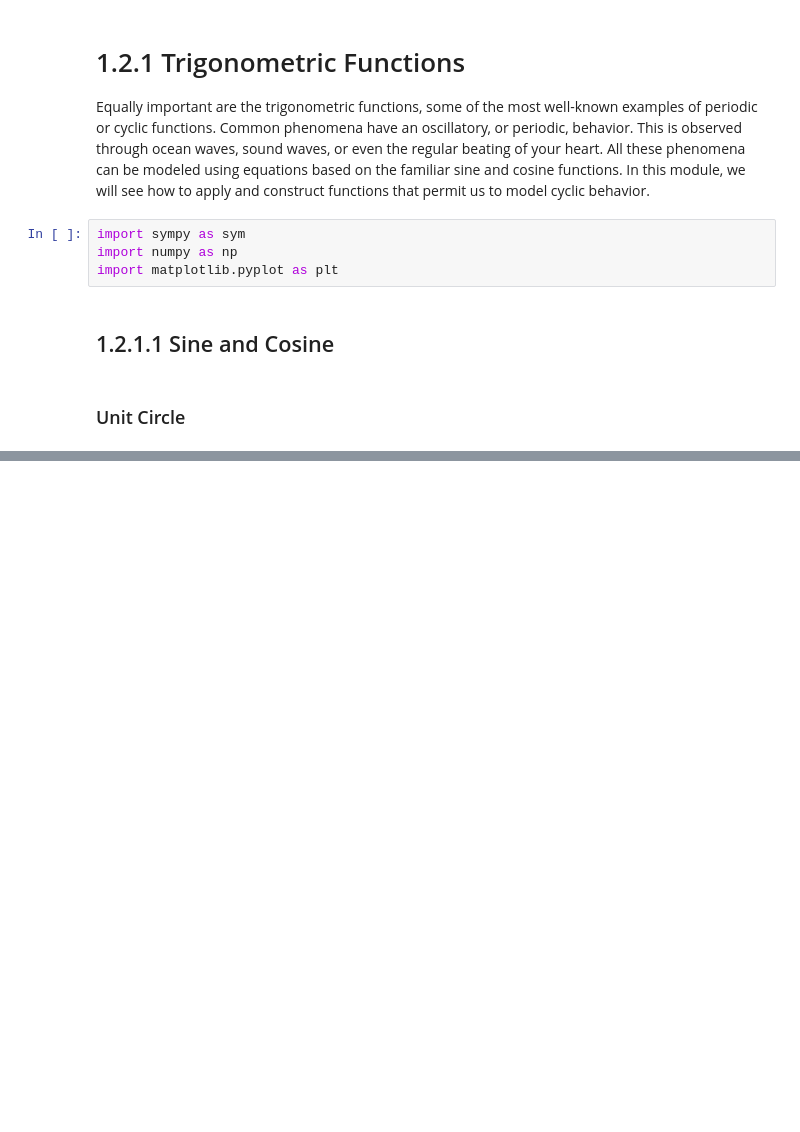
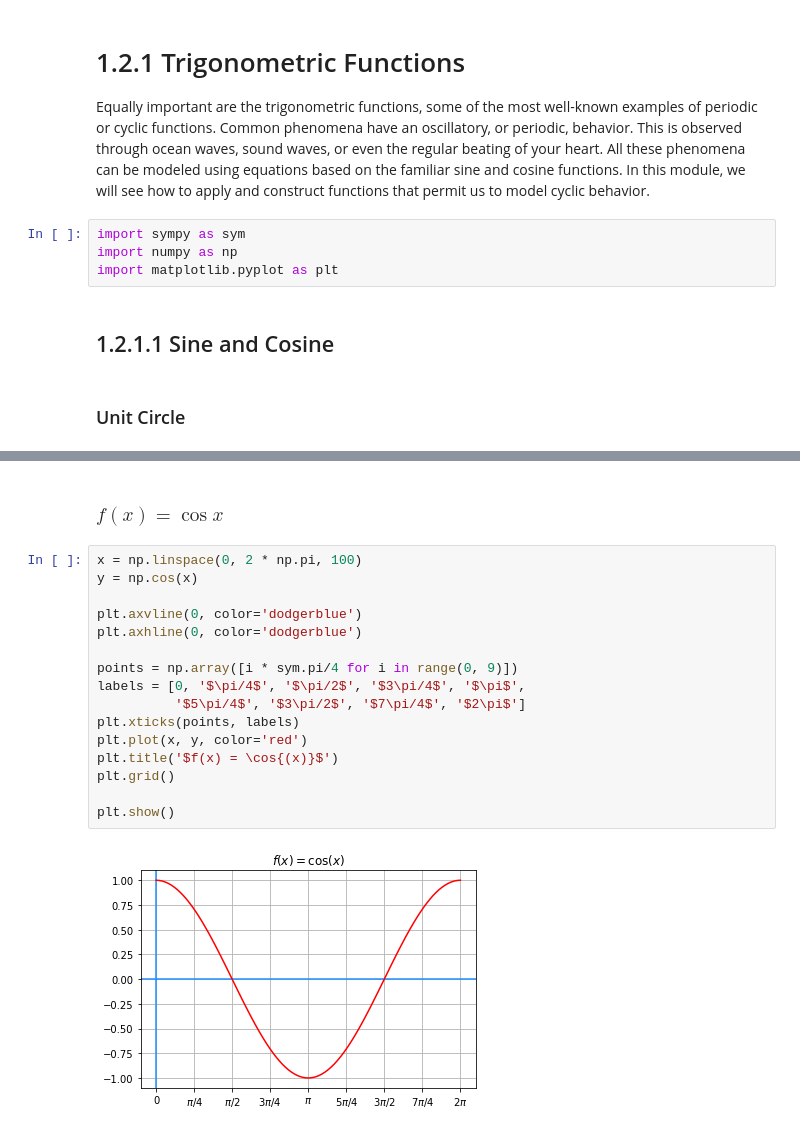
Before and after one commit to PaulToronto/Johns-Hopkins-Coursera-Differential-Calculus-Through-Data-And-Modeling-Specialization, a Jupyter notebook: 1_2_1_Trigonometric_Functions.ipynb, the cells around one changed output, grey strips where cells are left out. Cells and saved outputs as stored; diff of their text form; blank space fills up the shorter version.

```diff
--- a/1_2_1_Trigonometric_Functions.ipynb
+++ b/1_2_1_Trigonometric_Functions.ipynb
@@ -79,0 +189,20 @@ fig.show()
+# %% [markdown]
+### $f(x) = \cos{x}$
+# %%
+x = np.linspace(0, 2 * np.pi, 100)
+y = np.cos(x)
+
+plt.axvline(0, color='dodgerblue')
+plt.axhline(0, color='dodgerblue')
+
+points = np.array([i * sym.pi/4 for i in range(0, 9)])
+labels = [0, '$\pi/4$', '$\pi/2$', '$3\pi/4$', '$\pi$',
+          '$5\pi/4$', '$3\pi/2$', '$7\pi/4$', '$2\pi$']
+plt.xticks(points, labels)
+plt.plot(x, y, color='red')
+plt.title('$f(x) = \cos{(x)}$')
+plt.grid()
+
+plt.show()
+# %% [output]
+[figure, added]
```
Also changed, not shown: parts of 25 cells of this notebook.
